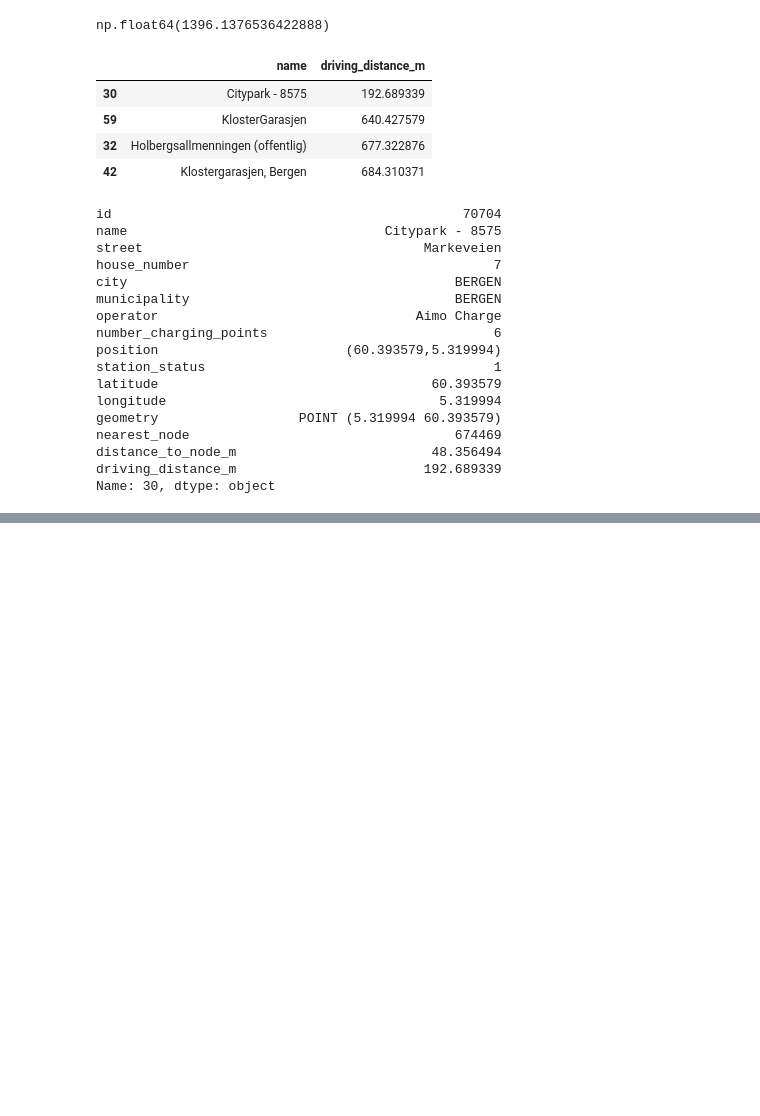
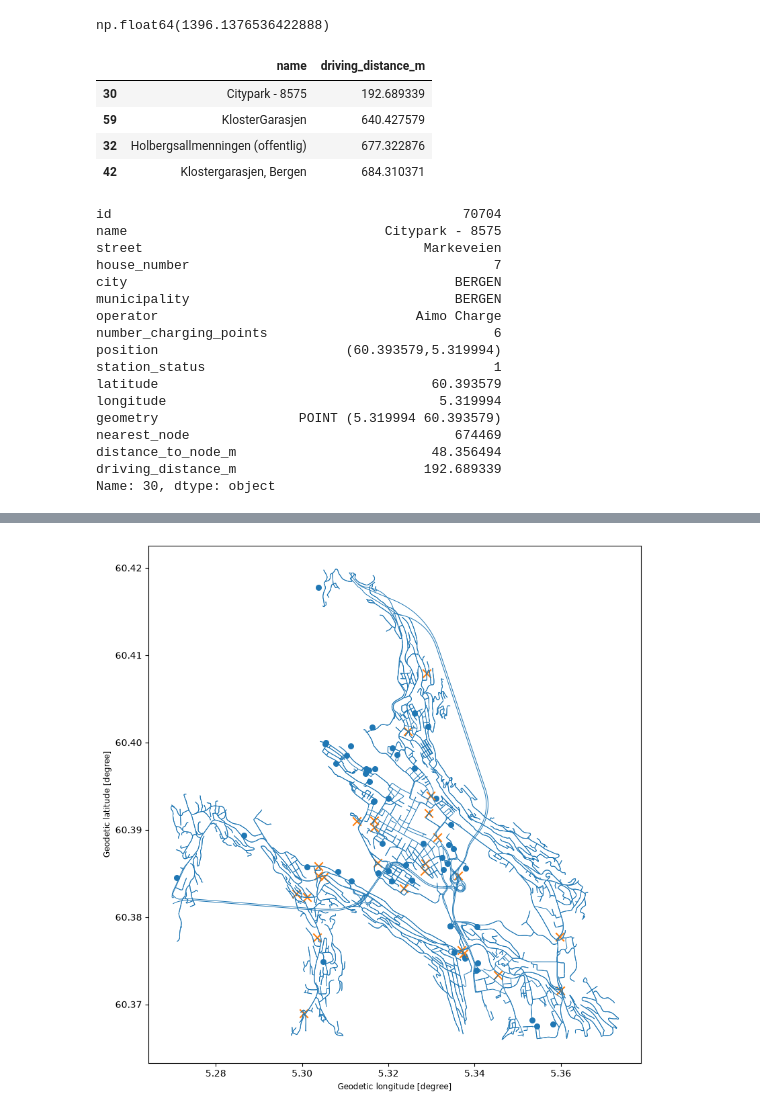
Before and after one commit to hcloenne/nearest-ev-charger, a Jupyter notebook: notebooks/road_network_routing.ipynb, the cells around one changed output, grey strips where cells are left out. Saved outputs shown, nothing was run; the diff lists cells and outputs as text; code cells hidden in the pictures; blank space fills up the shorter version.

Commit message:
Created function that creates n random staring points. Plotted starting points on map

```diff
--- a/notebooks/road_network_routing.ipynb
+++ b/notebooks/road_network_routing.ipynb
@@ -510,0 +635,65 @@ Name: 30, dtype: object
+# %%
+RANDOM_SEED = 11
+
+rng = np.random.default_rng(RANDOM_SEED)
+
+all_nodes = np.array(list(G.nodes))
+
+random_start_nodes = rng.choice(
+    all_nodes,
+    size=25,
+    replace=False
+)
+
+random_start_points = []
+
+for node in random_start_nodes:
+    random_start_points.append({
+        "node": node,
+        "latitude": G.nodes[node]["y"],
+        "longitude": G.nodes[node]["x"]
+    })
+
+start_points_df = pd.DataFrame(random_start_points)
+
+start_points_df.head()
+
+start_points_gdf = gpd.GeoDataFrame(
+    start_points_df,
+    geometry=gpd.points_from_xy(
+        start_points_df["longitude"],
+        start_points_df["latitude"]
+    ),
+    crs="EPSG:4326"
+)
+
+start_points_gdf = gpd.GeoDataFrame(
+    start_points_df,
+    geometry=gpd.points_from_xy(
+        start_points_df["longitude"],
+        start_points_df["latitude"]
+    ),
+    crs="EPSG:4326"
+)
+
+fig, ax = plt.subplots(figsize=(10, 10))
+
+edges.plot(
+    ax=ax,
+    linewidth=0.7
+)
+
+chargers_local.plot(
+    ax=ax,
+    markersize=30
+)
+
+start_points_gdf.plot(
+    ax=ax,
+    marker="x",
+    markersize=80
+)
+
+plt.show()
+# %% [output]
+[figure, added]
```
Also changed, not shown: parts of 10 cells of this notebook.
